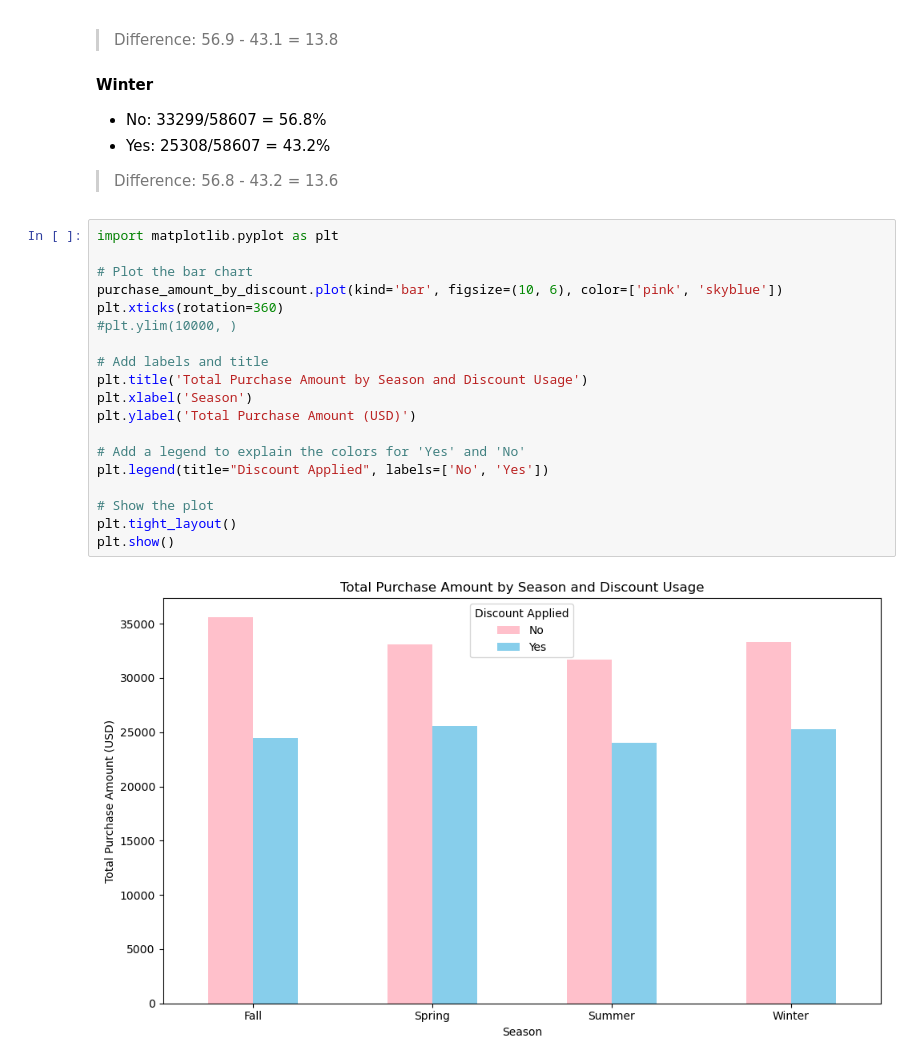
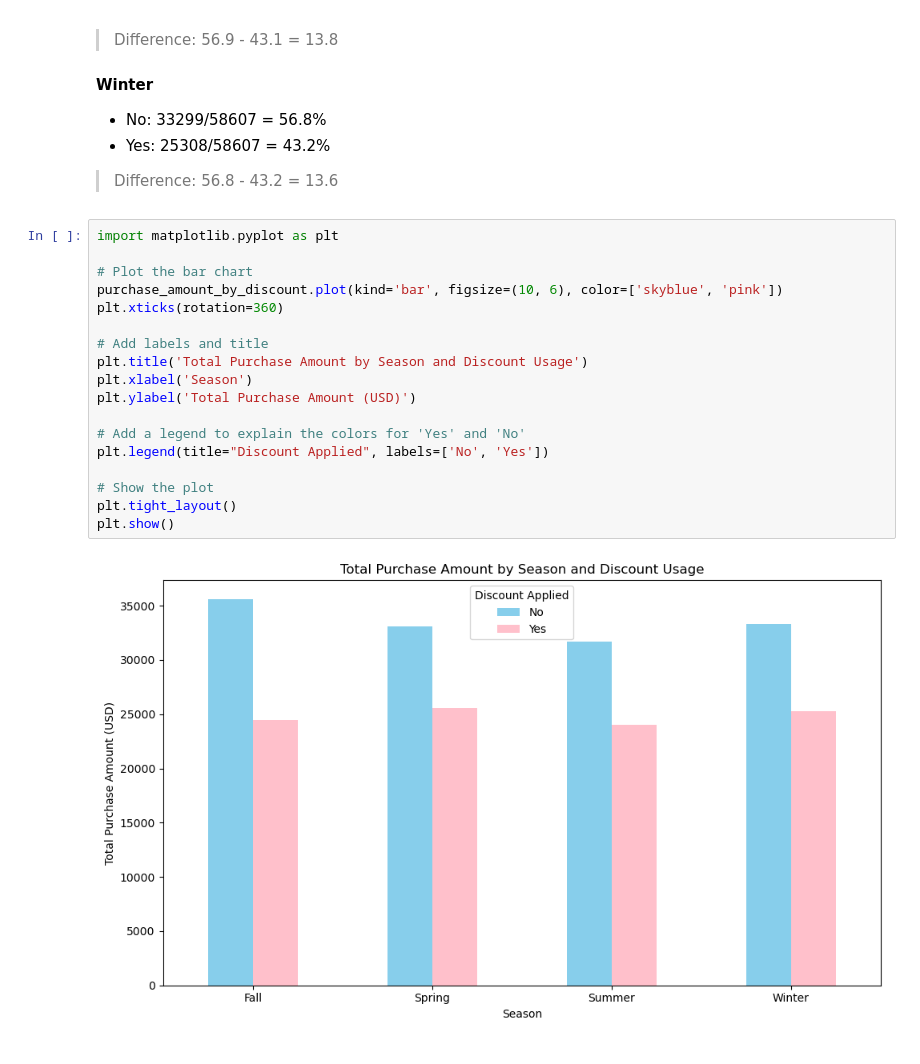
Before and after one commit to KPate04/IntroDataMining, a Jupyter notebook: Project_1/shopping_list.ipynb, the cells around one changed output. Saved outputs shown, nothing was run; the diff lists cells and outputs as text.

```diff
--- a/Project_1/shopping_list.ipynb
+++ b/Project_1/shopping_list.ipynb
@@ -555,21 +555,20 @@ purchase_amount_by_discount
 # %%
 import matplotlib.pyplot as plt
 
 # Plot the bar chart
-purchase_amount_by_discount.plot(kind='bar', figsize=(10, 6), color=['pink', 'skyblue'])
+purchase_amount_by_discount.plot(kind='bar', figsize=(10, 6), color=['skyblue', 'pink'])
 plt.xticks(rotation=360)
-#plt.ylim(10000, )
 
 # Add labels and title
 plt.title('Total Purchase Amount by Season and Discount Usage')
 plt.xlabel('Season')
 plt.ylabel('Total Purchase Amount (USD)')
 
 # Add a legend to explain the colors for 'Yes' and 'No'
 plt.legend(title="Discount Applied", labels=['No', 'Yes'])
 
 # Show the plot
 plt.tight_layout()
 plt.show()
 # %% [output]
-[figure, old version]
+[figure, new version]
```
Also changed, not shown: parts of 1 cell of this notebook, 1 other file.
